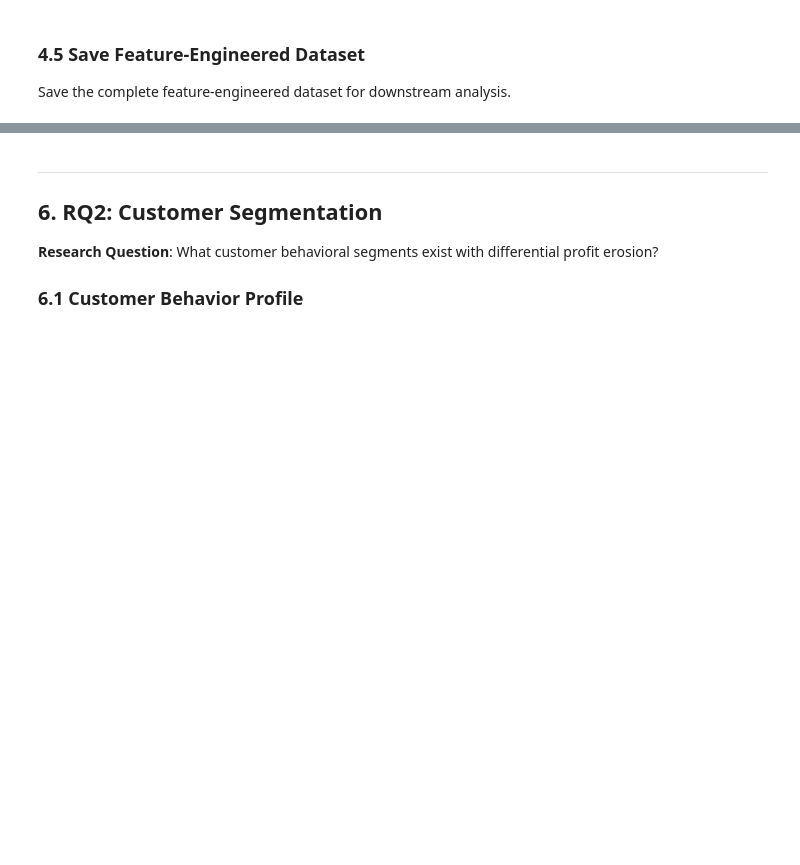
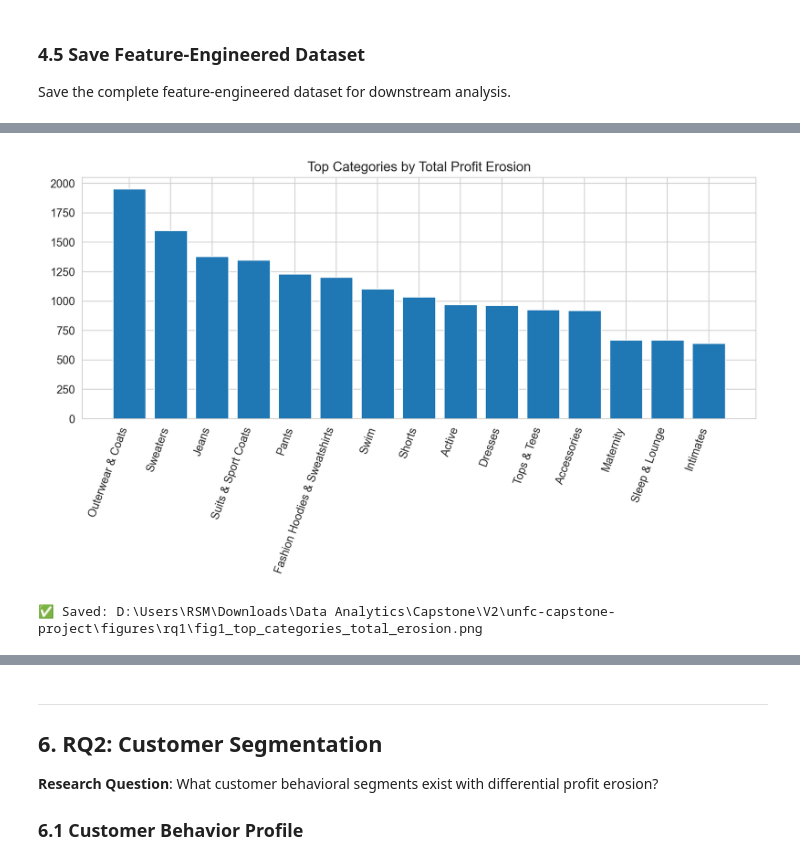
Before and after one commit to kojounfc/unfc-capstone-project-1, a Jupyter notebook: notebooks/profit_erosion_analysis.ipynb, the cells around one changed output, grey strips where cells are left out. Drawn from its saved outputs; the diff is of its cells as text; code cells hidden in the pictures; blank space fills up the shorter version.

```diff
--- a/notebooks/profit_erosion_analysis.ipynb
+++ b/notebooks/profit_erosion_analysis.ipynb
@@ -645,0 +1256,24 @@ plt.show()
+# %%
+from IPython.display import display, Image
+import matplotlib.pyplot as plt
+
+out_path = RQ1_FIG_DIR / "fig1_top_categories_total_erosion.png"
+
+rq1_visuals.plot_top_groups_total_erosion(
+    erosion_cat,
+    group_col="category",
+    value_col="total_profit_erosion",
+    top_n=15,
+    out_path=out_path,
+    title="Top Categories by Total Profit Erosion",
+)
+
+# Show saved image inline
+if out_path.exists():
+    display(Image(filename=str(out_path)))
+else:
+    print("⚠️ Figure file not found:", out_path)
+print(f"✅ Saved: {out_path}")
+# %% [output]
+[figure, added]
+✅ Saved: D:\Users\RSM\Downloads\Data Analytics\Capstone\V2\unfc-capstone-project\figures\rq1\fig1_top_categories_total_erosion.png
```
Also changed, not shown: parts of 49 cells of this notebook.
